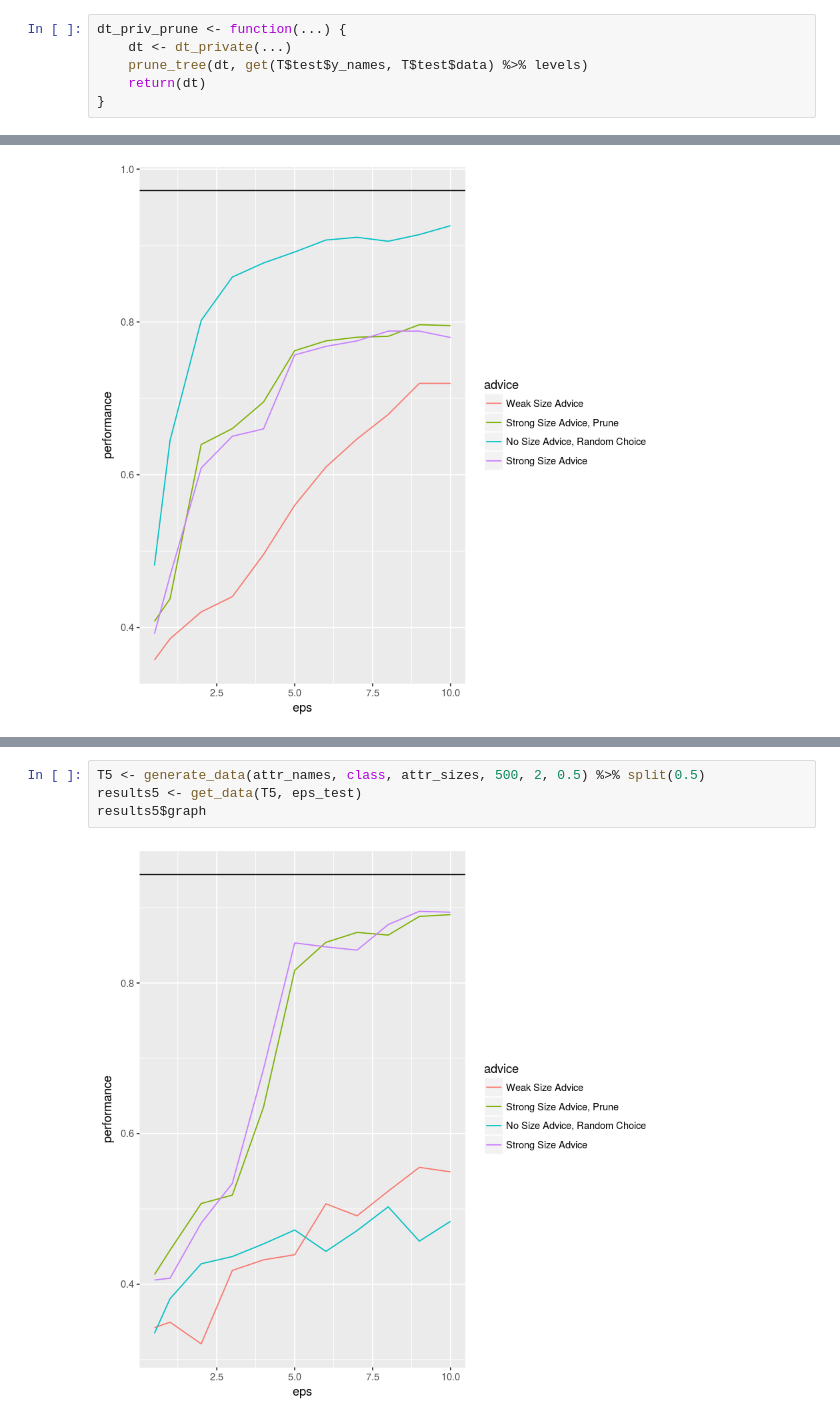
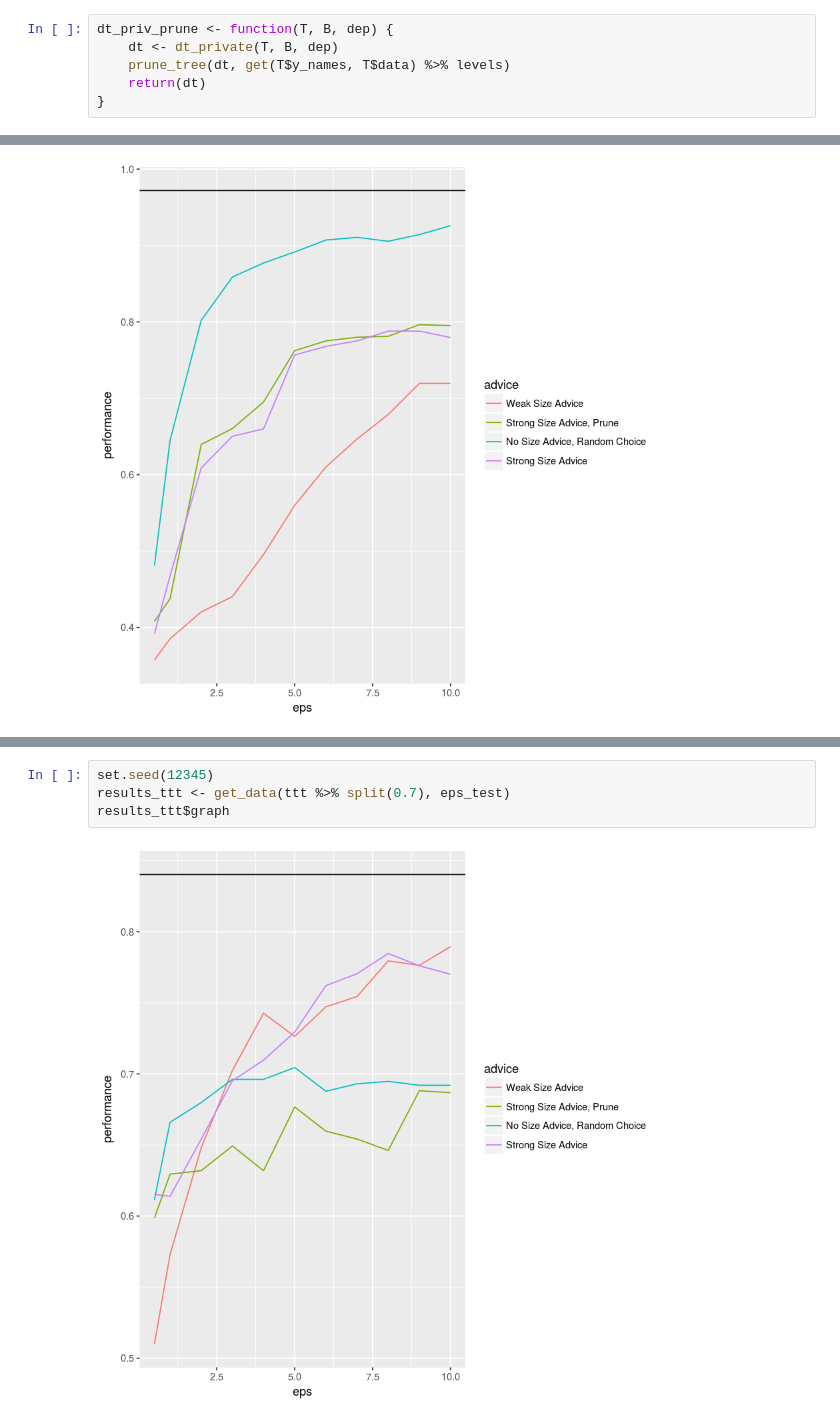
Before and after one commit to jimola/S18_Research, a Jupyter notebook: Data/Idea.ipynb, the cells around one changed output, grey strips where cells are left out. Saved outputs shown, nothing was run; the diff lists cells and outputs as text.

Commit message:
Made introduction better! Also, added more data-dependency graphs!

```diff
--- a/Data/Idea.ipynb
+++ b/Data/Idea.ipynb
@@ -184,9 +167,9 @@ test <- function(D, B, dep, dt_gen){
     return(sum(p == ys) / length(ys))
 }
 # %%
-dt_priv_prune <- function(...) {
-    dt <- dt_private(...)
-    prune_tree(dt, get(T$test$y_names, T$test$data) %>% levels)
+dt_priv_prune <- function(T, B, dep) {
+    dt <- dt_private(T, B, dep)
+    prune_tree(dt, get(T$y_names, T$data) %>% levels)
     return(dt)
 }
 # %%
@@ -238,6 +216,6 @@ results4$graph
-# %%
-T5 <- generate_data(attr_names, class, attr_sizes, 500, 2, 0.5) %>% split(0.5)
-results5 <- get_data(T5, eps_test)
-results5$graph
-# %% [output]
-[figure, removed]
+# %%
+set.seed(12345)
+results_ttt <- get_data(ttt %>% split(0.7), eps_test)
+results_ttt$graph
+# %% [output]
+[figure, added]
```
Also changed, not shown: parts of 13 cells of this notebook, 15 other files.
